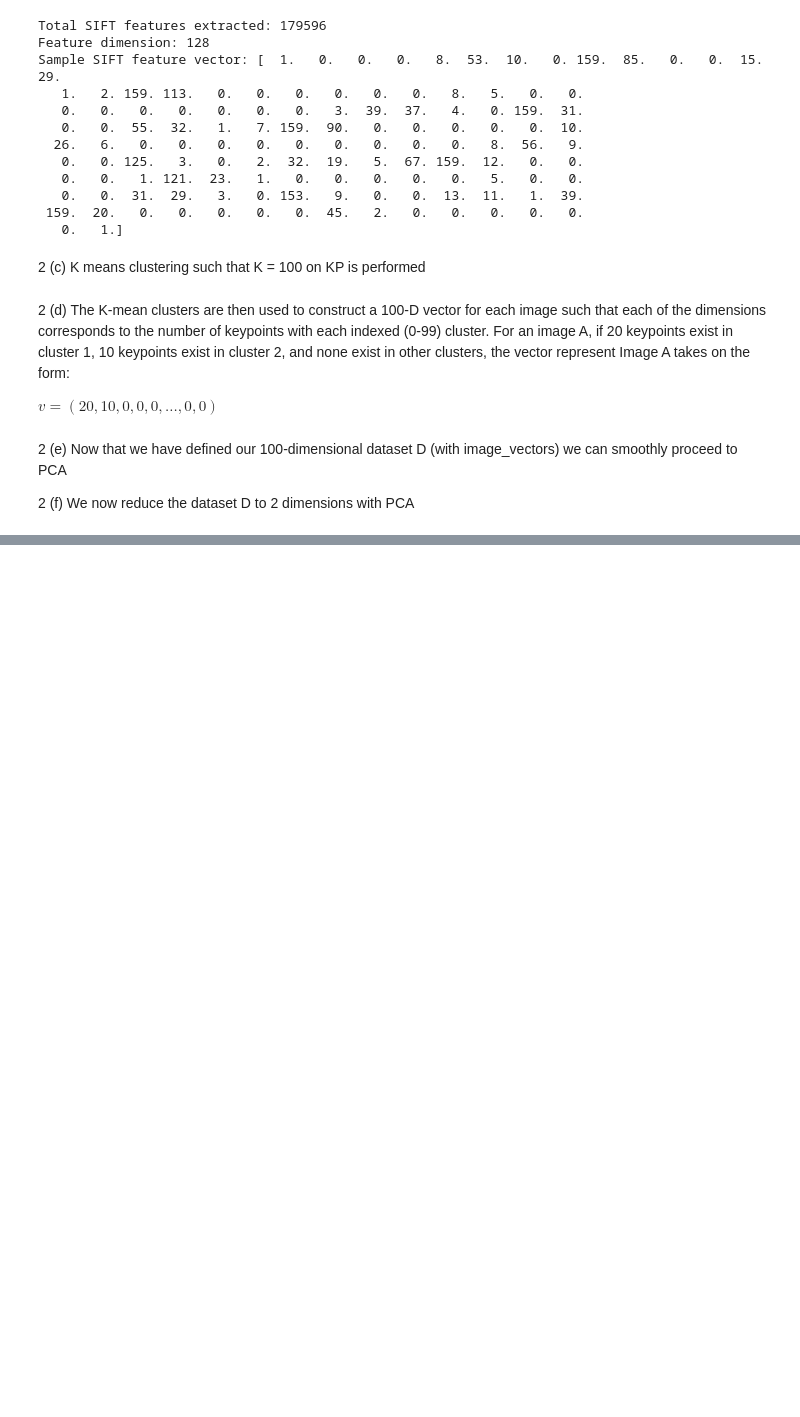
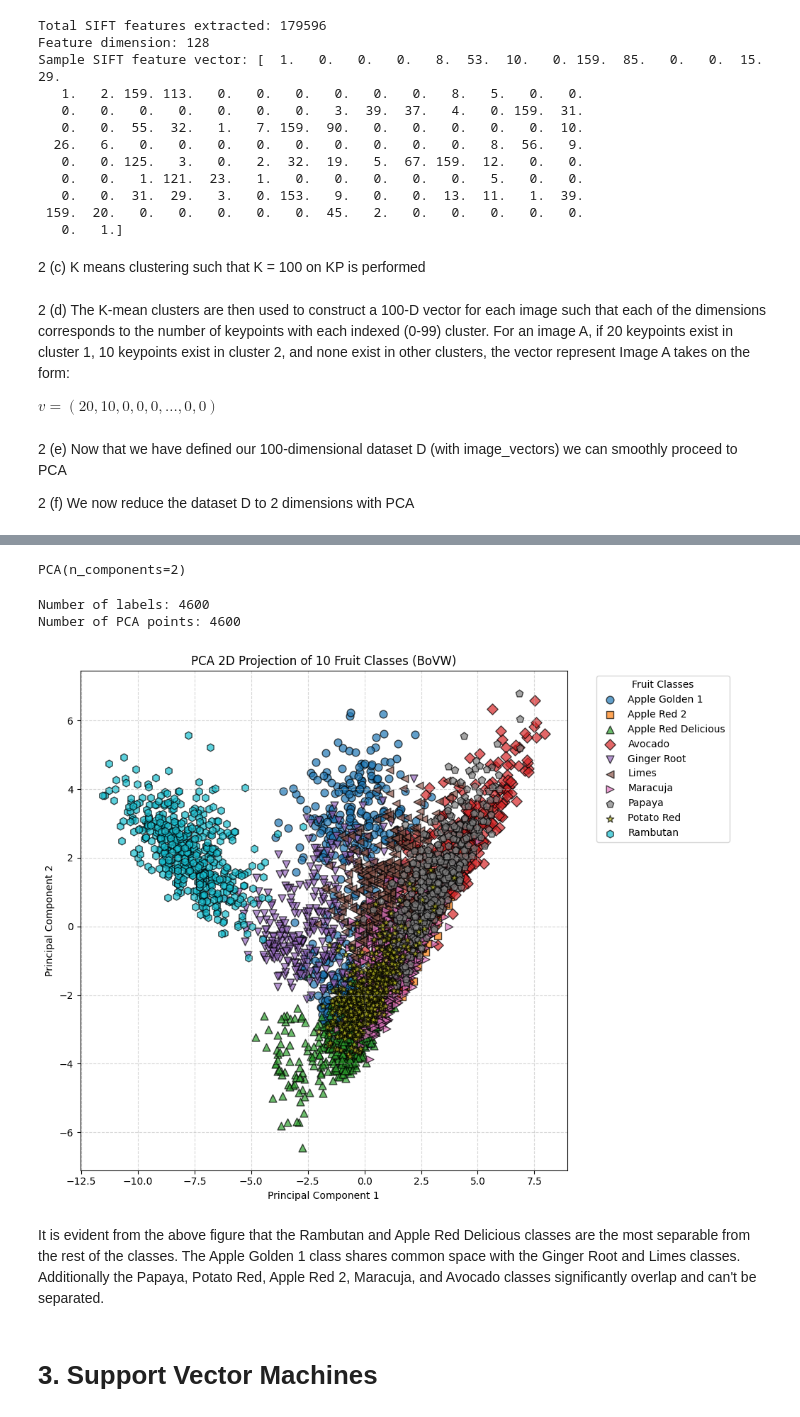
Before and after one commit to Tyler-42690/Fruit-Dataset, a Jupyter notebook: assignment.ipynb, the cells around one changed output, grey strips where cells are left out. Cells and saved outputs as stored; diff of their text form; code cells hidden in the pictures; blank space fills up the shorter version.

```diff
--- a/assignment.ipynb
+++ b/assignment.ipynb
@@ -108,0 +106,78 @@ plt.show()
+# %%
+from sklearn.decomposition import PCA
+
+pca = PCA(n_components=2)
+pca.fit(image_vectors)
+# %% [output]
+PCA(n_components=2)
+# %%
+import os
+
+pca_result = pca.fit_transform(image_vectors)
+# Create a list to store the label (folder name) for each image
+labels = []
+image_folder = 'Fruit-Subset/Training'
+
+# This loop mirrors your SIFT extraction loop perfectly so the order matches
+for root, dirs, files in os.walk(image_folder):
+    for file in files:
+        if file.endswith(('.jpg', '.png', '.jpeg')):
+            # The folder name is the fruit class (e.g., 'Apple Braeburn')
+            class_name = os.path.basename(root)
+            labels.append(class_name)
+
+# Sanity check: The number of labels should exactly match the PCA results
+print(f"Number of labels: {len(labels)}")
+print(f"Number of PCA points: {pca_result.shape[0]}")
+# %% [output]
+Number of labels: 4600
+Number of PCA points: 4600
+# %%
+import matplotlib.pyplot as plt
+
+# Convert labels to a numpy array for indexing
+labels_array = np.array(labels)
+
+# Get the 10 unique class names
+classes = np.unique(labels_array)
+
+# Get a colormap with exactly 10 distinct colors
+colors = plt.cm.tab10(np.linspace(0, 1, len(classes)))
+markers = ['o', 's', '^', 'D', 'v', '<', '>', 'p', '*', 'h'] # 10 distinct markers for better visibility
+
+plt.figure(figsize=(10, 8))
+
+# Loop through each of the 10 classes
+for i, cls in enumerate(classes):
+    # Find the row indices in pca_result where the label matches the current class
+    idx = np.where(labels_array == cls)[0]
+
+    # Scatter plot for this specific fruit class
+    plt.scatter(
+        pca_result[idx, 0],  # X coordinates
+        pca_result[idx, 1],  # Y coordinates
+        color=colors[i],     # Assign a unique color
+        marker=markers[i],   # Assign a unique symbol
+        label=cls,           # Label for the legend
+        alpha=0.7,           # Slight transparency to see overlapping points
+        edgecolors='k',      # Black border around points
+        s=60                 # Size of the points
+    )
+
+# Formatting the plot
+plt.title('PCA 2D Projection of 10 Fruit Classes (BoVW)')
+plt.xlabel('Principal Component 1')
+plt.ylabel('Principal Component 2')
+
+# Places the legend outside the plot so it doesn't cover the data
+plt.legend(title="Fruit Classes", bbox_to_anchor=(1.05, 1), loc='upper left')
+
+plt.grid(True, linestyle='--', alpha=0.5)
+plt.tight_layout() # Adjusts layout so the legend isn't cut off
+plt.show()
+# %% [output]
+[figure, added]
+# %% [markdown]
+It is evident from the above figure that the Rambutan and Apple Red Delicious classes are the most separable from the rest of the classes. The Apple Golden 1 class shares common space with the Ginger Root and Limes classes. Additionally the Papaya, Potato Red, Apple Red 2, Maracuja, and Avocado classes significantly overlap and can't be separated.
+# %% [markdown]
+<h1><b>3. Support Vector Machines </b></h1>
```
Also changed, not shown: parts of 3 cells of this notebook.
